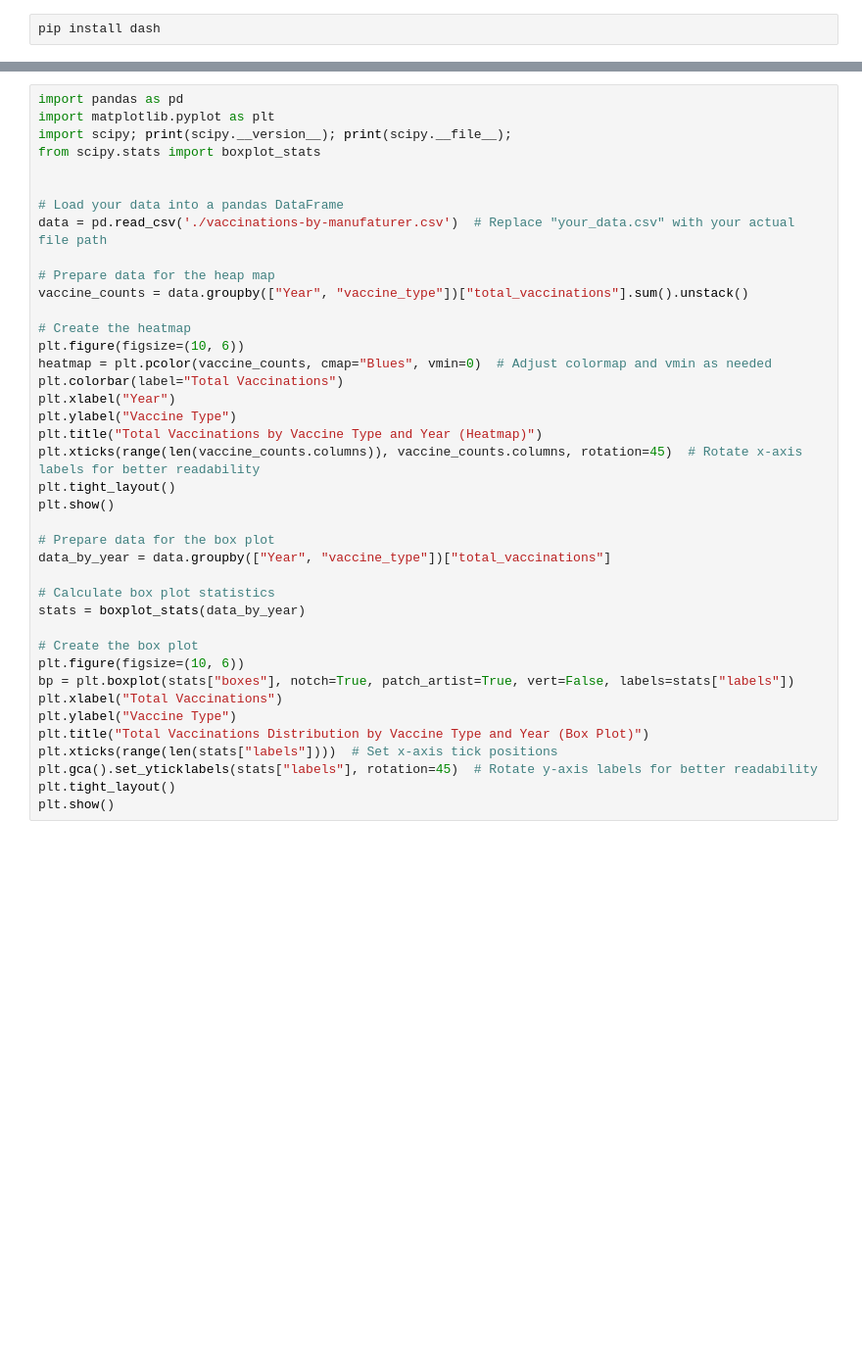
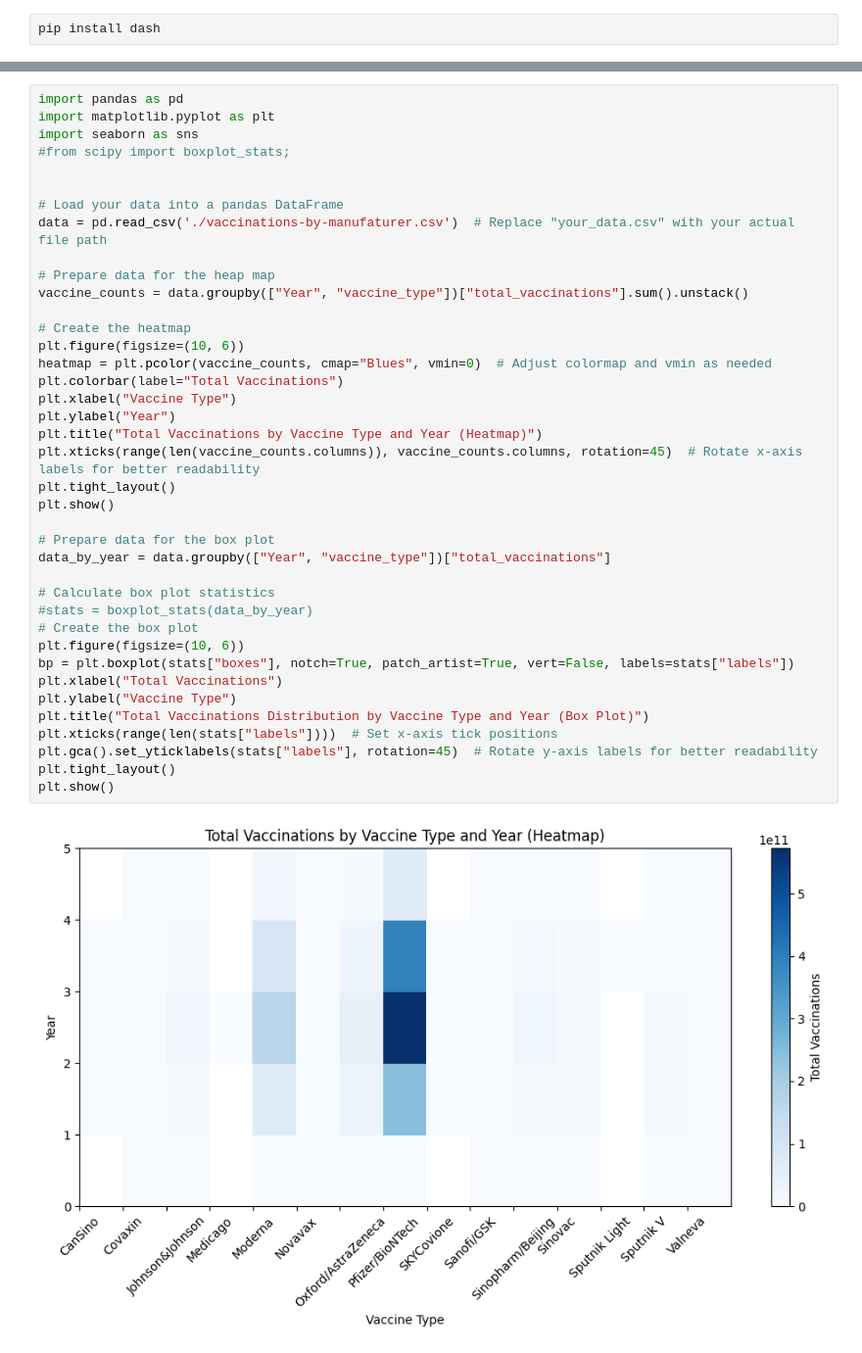
Before and after one commit to bratatikiit/Data_Analytics_project, a Jupyter notebook: data/boxplotvaccine.ipynb, the cells around one changed output, grey strips where cells are left out. Shown: that part at 98% size. Drawn from its saved outputs; the diff is of its cells as text; blank space fills up the shorter version.

```diff
--- a/data/boxplotvaccine.ipynb
+++ b/data/boxplotvaccine.ipynb
@@ -102,41 +107,41 @@ Note: you may need to restart the kernel to use updated packages.
 # %%
 import pandas as pd
 import matplotlib.pyplot as plt
-import scipy; print(scipy.__version__); print(scipy.__file__);
-from scipy.stats import boxplot_stats
+import seaborn as sns
+#from scipy import boxplot_stats;
 
 
 # Load your data into a pandas DataFrame
 data = pd.read_csv('./vaccinations-by-manufaturer.csv')  # Replace "your_data.csv" with your actual file path
 
 # Prepare data for the heap map
 vaccine_counts = data.groupby(["Year", "vaccine_type"])["total_vaccinations"].sum().unstack()
 
 # Create the heatmap
 plt.figure(figsize=(10, 6))
 heatmap = plt.pcolor(vaccine_counts, cmap="Blues", vmin=0)  # Adjust colormap and vmin as needed
 plt.colorbar(label="Total Vaccinations")
-plt.xlabel("Year")
-plt.ylabel("Vaccine Type")
+plt.xlabel("Vaccine Type")
+plt.ylabel("Year")
 plt.title("Total Vaccinations by Vaccine Type and Year (Heatmap)")
 plt.xticks(range(len(vaccine_counts.columns)), vaccine_counts.columns, rotation=45)  # Rotate x-axis labels for better readability
 plt.tight_layout()
 plt.show()
 
 # Prepare data for the box plot
 data_by_year = data.groupby(["Year", "vaccine_type"])["total_vaccinations"]
 
 # Calculate box plot statistics
-stats = boxplot_stats(data_by_year)
-
+#stats = boxplot_stats(data_by_year)
 # Create the box plot
 plt.figure(figsize=(10, 6))
 bp = plt.boxplot(stats["boxes"], notch=True, patch_artist=True, vert=False, labels=stats["labels"])
 plt.xlabel("Total Vaccinations")
 plt.ylabel("Vaccine Type")
 plt.title("Total Vaccinations Distribution by Vaccine Type and Year (Box Plot)")
 plt.xticks(range(len(stats["labels"])))  # Set x-axis tick positions
 plt.gca().set_yticklabels(stats["labels"], rotation=45)  # Rotate y-axis labels for better readability
 plt.tight_layout()
 plt.show()
 # %% [output]
+[figure, added]
```
Also changed, not shown: parts of 10 cells of this notebook, 5 other files.
